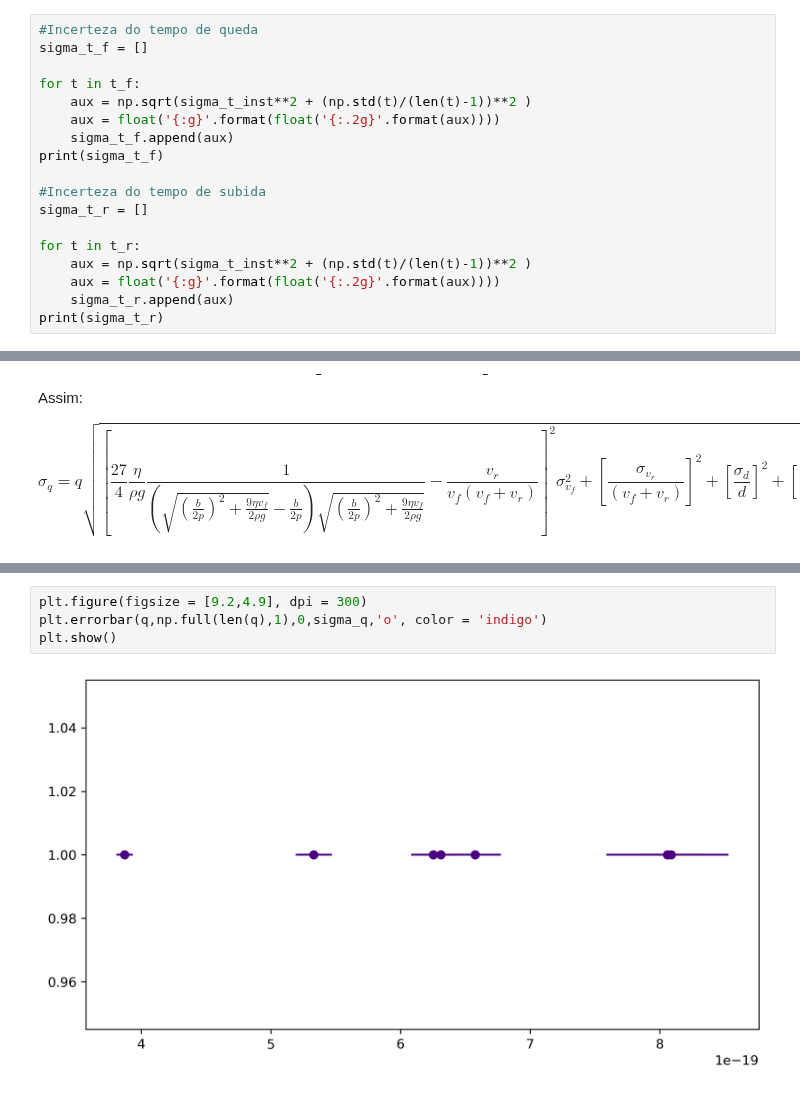
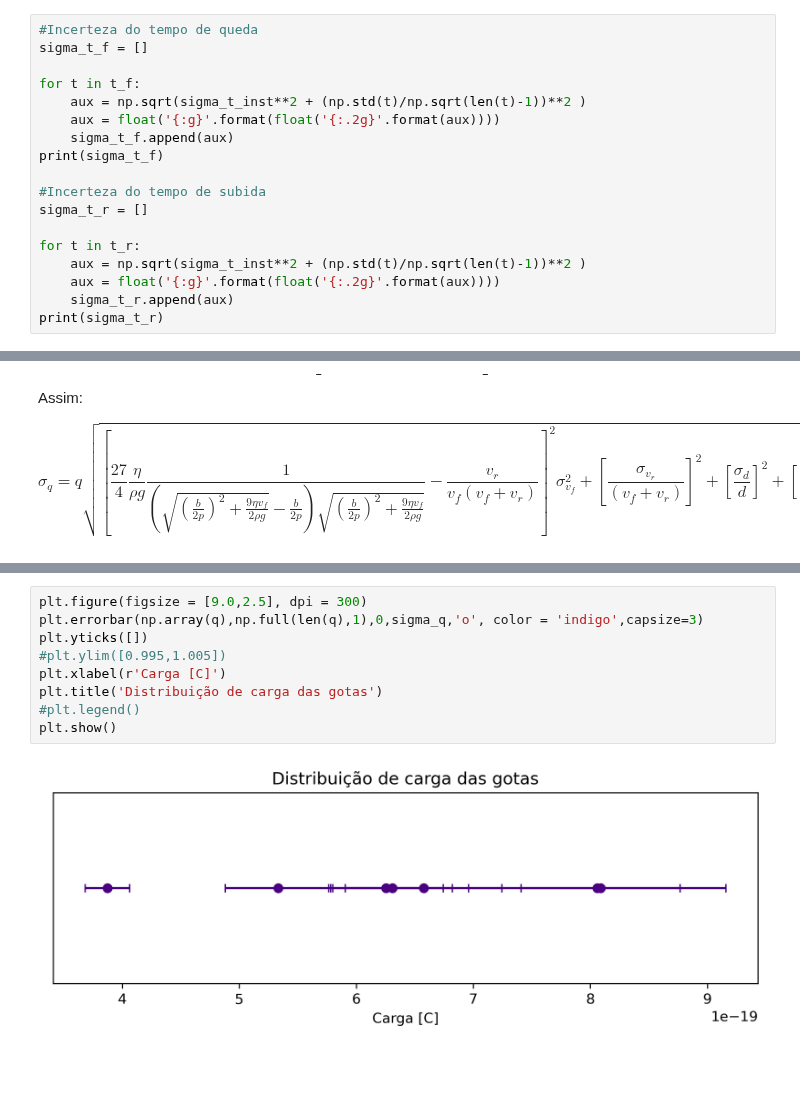
Before and after one commit to viniciusrocca/College_Codes, a Jupyter notebook: Lab3/Millikan_Oil_Drop.ipynb, the cells around one changed output, grey strips where cells are left out. Cells and saved outputs as stored; diff of their text form; blank space fills up the shorter version.

```diff
--- a/Lab3/Millikan_Oil_Drop.ipynb
+++ b/Lab3/Millikan_Oil_Drop.ipynb
@@ -106,7 +108,7 @@ Onde $\sigma_{est}$ é o desvio padrão da média.
 sigma_t_f = []
 
 for t in t_f:
-    aux = np.sqrt(sigma_t_inst**2 + (np.std(t)/(len(t)-1))**2 )
+    aux = np.sqrt(sigma_t_inst**2 + (np.std(t)/np.sqrt(len(t)-1))**2 )
     aux = float('{:g}'.format(float('{:.2g}'.format(aux))))
     sigma_t_f.append(aux)
 print(sigma_t_f)
@@ -115,7 +117,7 @@ print(sigma_t_f)
 sigma_t_r = []
 
 for t in t_r:
-    aux = np.sqrt(sigma_t_inst**2 + (np.std(t)/(len(t)-1))**2 )
+    aux = np.sqrt(sigma_t_inst**2 + (np.std(t)/np.sqrt(len(t)-1))**2 )
     aux = float('{:g}'.format(float('{:.2g}'.format(aux))))
     sigma_t_r.append(aux)
 print(sigma_t_r)
@@ -259,6 +261,11 @@ print(sigma_q)
 # %%
-plt.figure(figsize = [9.2,4.9], dpi = 300)
-plt.errorbar(q,np.full(len(q),1),0,sigma_q,'o', color = 'indigo')
+plt.figure(figsize = [9.0,2.5], dpi = 300)
+plt.errorbar(np.array(q),np.full(len(q),1),0,sigma_q,'o', color = 'indigo',capsize=3)
+plt.yticks([])
+#plt.ylim([0.995,1.005])
+plt.xlabel(r'Carga [C]')
+plt.title('Distribuição de carga das gotas')
+#plt.legend()
 plt.show()
 # %% [output]
-[figure, old version]
+[figure, new version]
```
Also changed, not shown: parts of 17 cells of this notebook.
